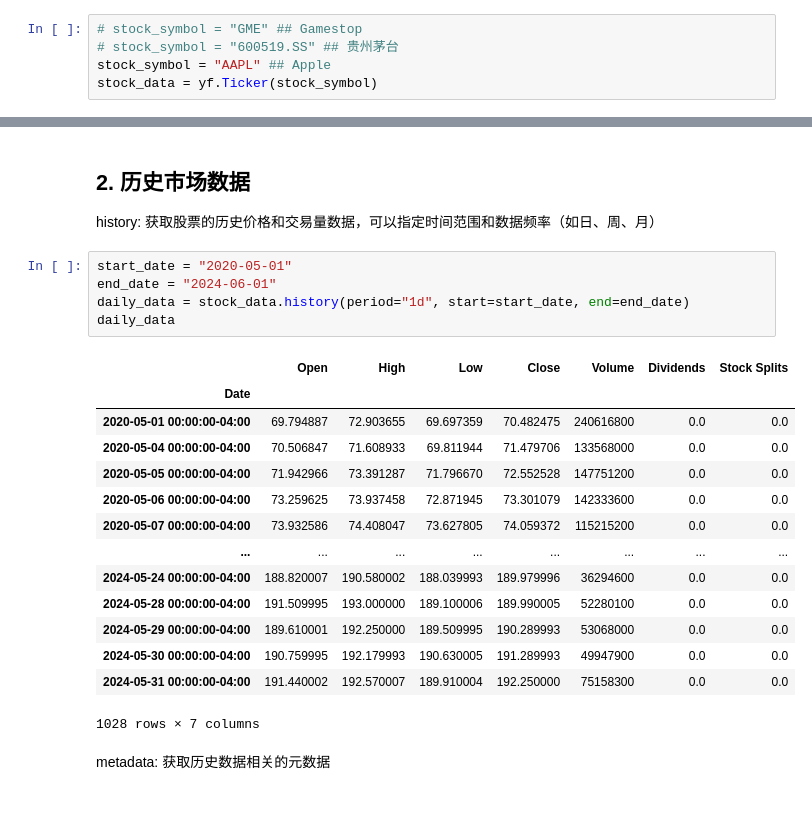
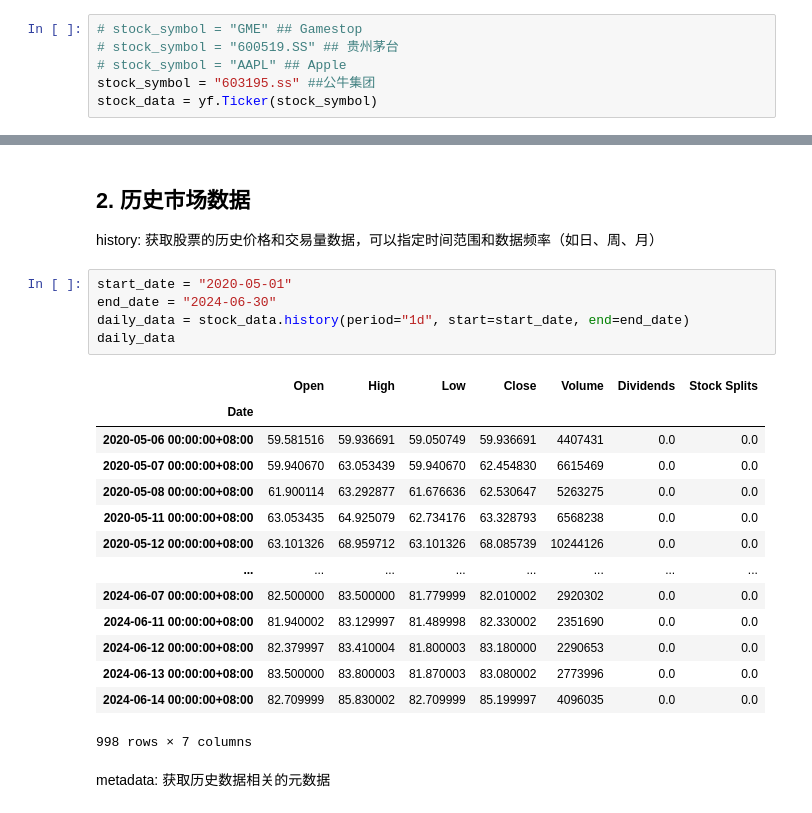
Before and after one commit to EveryFine/GeniusAI, a Jupyter notebook: GeniusChatbots/playground/datasource/YFinance获取股票信息.ipynb, the cells around one changed output, grey strips where cells are left out. Saved outputs shown, nothing was run; the diff lists cells and outputs as text.

Commit message:
Finish the stock list for A and USA

```diff
--- a/GeniusChatbots/playground/datasource/YFinance获取股票信息.ipynb
+++ b/GeniusChatbots/playground/datasource/YFinance获取股票信息.ipynb
@@ -62,7 +62,8 @@ Let us try few of the above methods. To use above methods, we need to first get
 # %%
 # stock_symbol = "GME" ## Gamestop
 # stock_symbol = "600519.SS" ## 贵州茅台
-stock_symbol = "AAPL" ## Apple
+# stock_symbol = "AAPL" ## Apple
+stock_symbol = "603195.ss" ##公牛集团
 stock_data = yf.Ticker(stock_symbol)
 # %% [markdown]
 ## 1. 基本信息
@@ -98,24 +99,24 @@ lazy-loading dict with keys = ['currency', 'dayHigh', 'dayLow', 'exchange', 'fif
 history: 获取股票的历史价格和交易量数据，可以指定时间范围和数据频率（如日、周、月）
 # %%
 start_date = "2020-05-01"
-end_date = "2024-06-01"
+end_date = "2024-06-30"
 daily_data = stock_data.history(period="1d", start=start_date, end=end_date)
 daily_data
 # %% [output]
 |  | Open | High | Low | Close | Volume | Dividends | Stock Splits |
 | Date |  |  |  |  |  |  |  |
-| 2020-05-01 00:00:00-04:00 | 69.794887 | 72.903655 | 69.697359 | 70.482475 | 240616800 | 0.0 | 0.0 |
-| 2020-05-04 00:00:00-04:00 | 70.506847 | 71.608933 | 69.811944 | 71.479706 | 133568000 | 0.0 | 0.0 |
-| 2020-05-05 00:00:00-04:00 | 71.942966 | 73.391287 | 71.796670 | 72.552528 | 147751200 | 0.0 | 0.0 |
-| 2020-05-06 00:00:00-04:00 | 73.259625 | 73.937458 | 72.871945 | 73.301079 | 142333600 | 0.0 | 0.0 |
-| 2020-05-07 00:00:00-04:00 | 73.932586 | 74.408047 | 73.627805 | 74.059372 | 115215200 | 0.0 | 0.0 |
+| 2020-05-06 00:00:00+08:00 | 59.581516 | 59.936691 | 59.050749 | 59.936691 | 4407431 | 0.0 | 0.0 |
+| 2020-05-07 00:00:00+08:00 | 59.940670 | 63.053439 | 59.940670 | 62.454830 | 6615469 | 0.0 | 0.0 |
+| 2020-05-08 00:00:00+08:00 | 61.900114 | 63.292877 | 61.676636 | 62.530647 | 5263275 | 0.0 | 0.0 |
+| 2020-05-11 00:00:00+08:00 | 63.053435 | 64.925079 | 62.734176 | 63.328793 | 6568238 | 0.0 | 0.0 |
+| 2020-05-12 00:00:00+08:00 | 63.101326 | 68.959712 | 63.101326 | 68.085739 | 10244126 | 0.0 | 0.0 |
 | ... | ... | ... | ... | ... | ... | ... | ... |
-| 2024-05-24 00:00:00-04:00 | 188.820007 | 190.580002 | 188.039993 | 189.979996 | 36294600 | 0.0 | 0.0 |
-| 2024-05-28 00:00:00-04:00 | 191.509995 | 193.000000 | 189.100006 | 189.990005 | 52280100 | 0.0 | 0.0 |
-| 2024-05-29 00:00:00-04:00 | 189.610001 | 192.250000 | 189.509995 | 190.289993 | 53068000 | 0.0 | 0.0 |
-| 2024-05-30 00:00:00-04:00 | 190.759995 | 192.179993 | 190.630005 | 191.289993 | 49947900 | 0.0 | 0.0 |
-| 2024-05-31 00:00:00-04:00 | 191.440002 | 192.570007 | 189.910004 | 192.250000 | 75158300 | 0.0 | 0.0 |
+| 2024-06-07 00:00:00+08:00 | 82.500000 | 83.500000 | 81.779999 | 82.010002 | 2920302 | 0.0 | 0.0 |
+| 2024-06-11 00:00:00+08:00 | 81.940002 | 83.129997 | 81.489998 | 82.330002 | 2351690 | 0.0 | 0.0 |
+| 2024-06-12 00:00:00+08:00 | 82.379997 | 83.410004 | 81.800003 | 83.180000 | 2290653 | 0.0 | 0.0 |
+| 2024-06-13 00:00:00+08:00 | 83.500000 | 83.800003 | 81.870003 | 83.080002 | 2773996 | 0.0 | 0.0 |
+| 2024-06-14 00:00:00+08:00 | 82.709999 | 85.830002 | 82.709999 | 85.199997 | 4096035 | 0.0 | 0.0 |
-1028 rows × 7 columns
+998 rows × 7 columns
 # %% [markdown]
 metadata: 获取历史数据相关的元数据
 # %%
```
Also changed, not shown: parts of 2 cells of this notebook, 14 other files.
